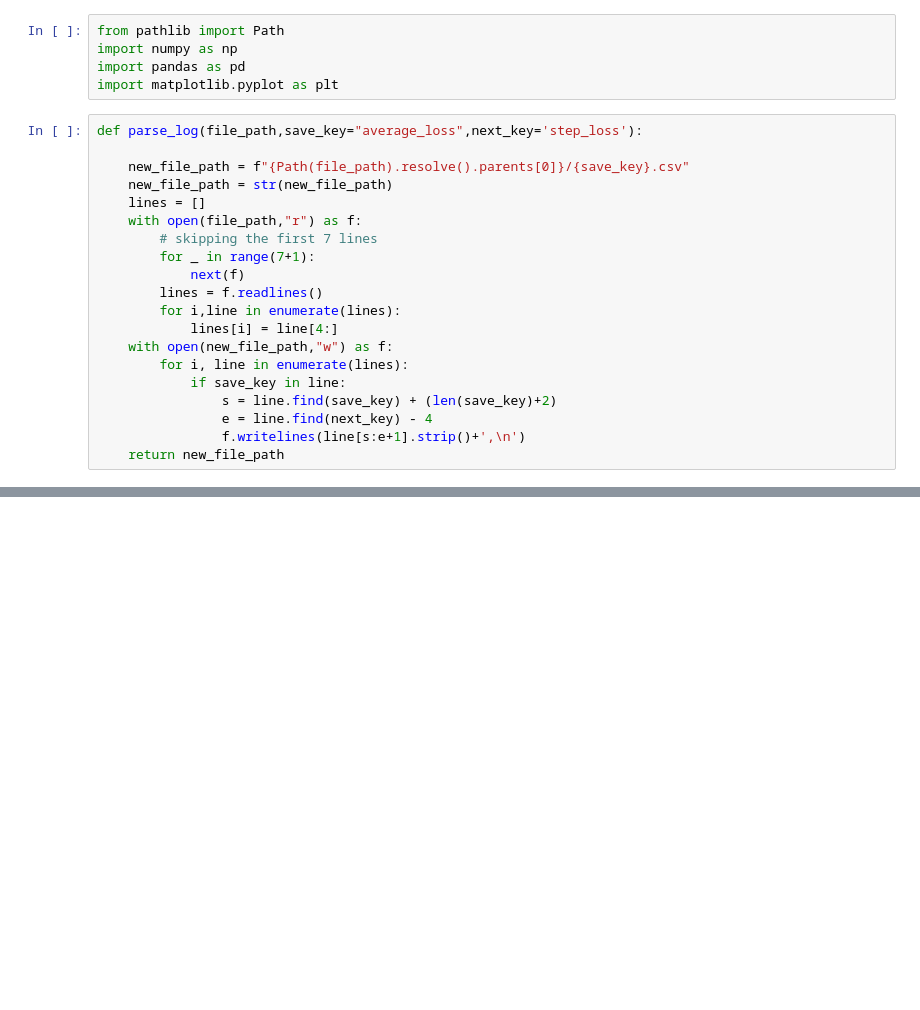
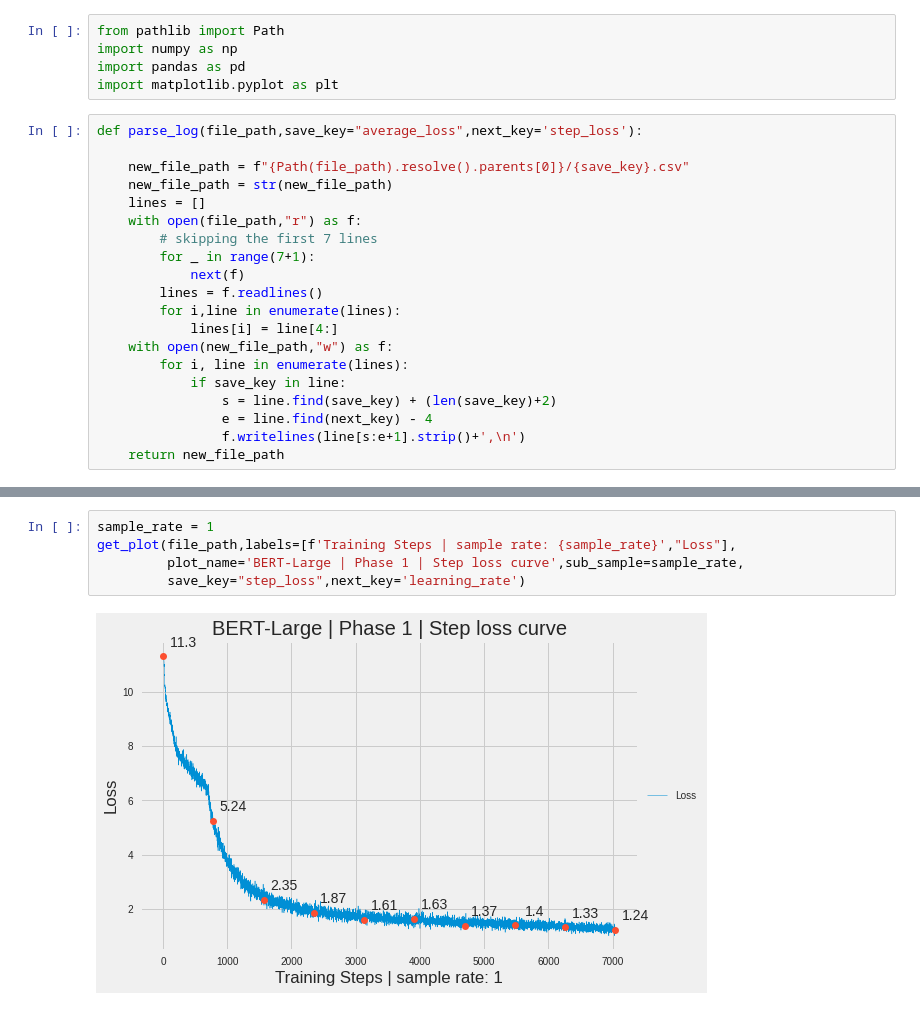
Before and after one commit to satya-karthik/DeepLearningExamples, a Jupyter notebook: PyTorch/LanguageModeling/BERT/testing_and_visualization.ipynb, the cells around one changed output, grey strips where cells are left out. Drawn from its saved outputs; the diff is of its cells as text; blank space fills up the shorter version.

```diff
--- a/PyTorch/LanguageModeling/BERT/testing_and_visualization.ipynb
+++ b/PyTorch/LanguageModeling/BERT/testing_and_visualization.ipynb
@@ -72,0 +92,7 @@ def get_plot(log_path, labels, plot_name, sub_sample=None, save_key="average_los
+# %%
+sample_rate = 1
+get_plot(file_path,labels=[f'Training Steps | sample rate: {sample_rate}',"Loss"],
+         plot_name='BERT-Large | Phase 1 | Step loss curve',sub_sample=sample_rate,
+         save_key="step_loss",next_key='learning_rate')
+# %% [output]
+[figure, added]
```
Also changed, not shown: parts of 27 cells of this notebook, 3 other files.
